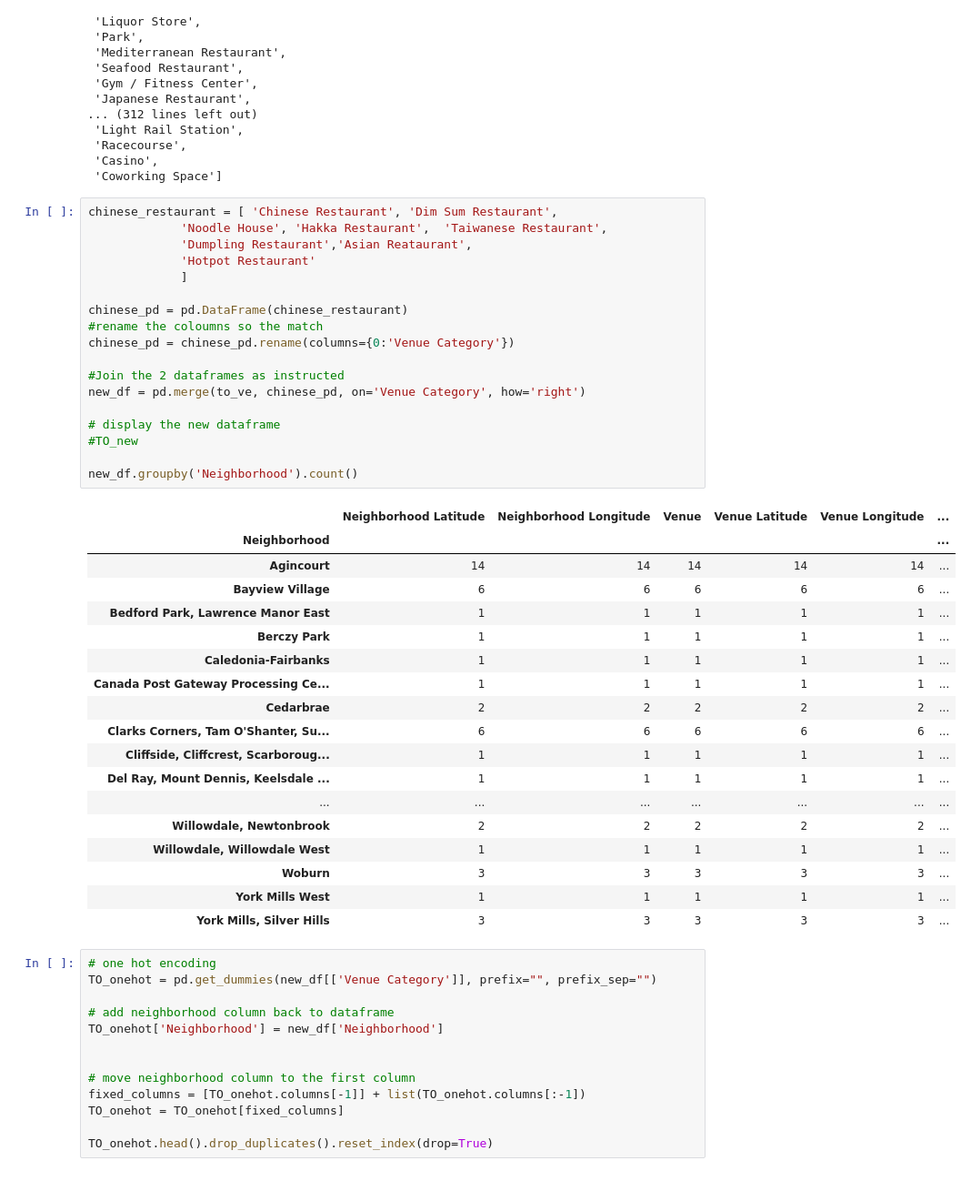
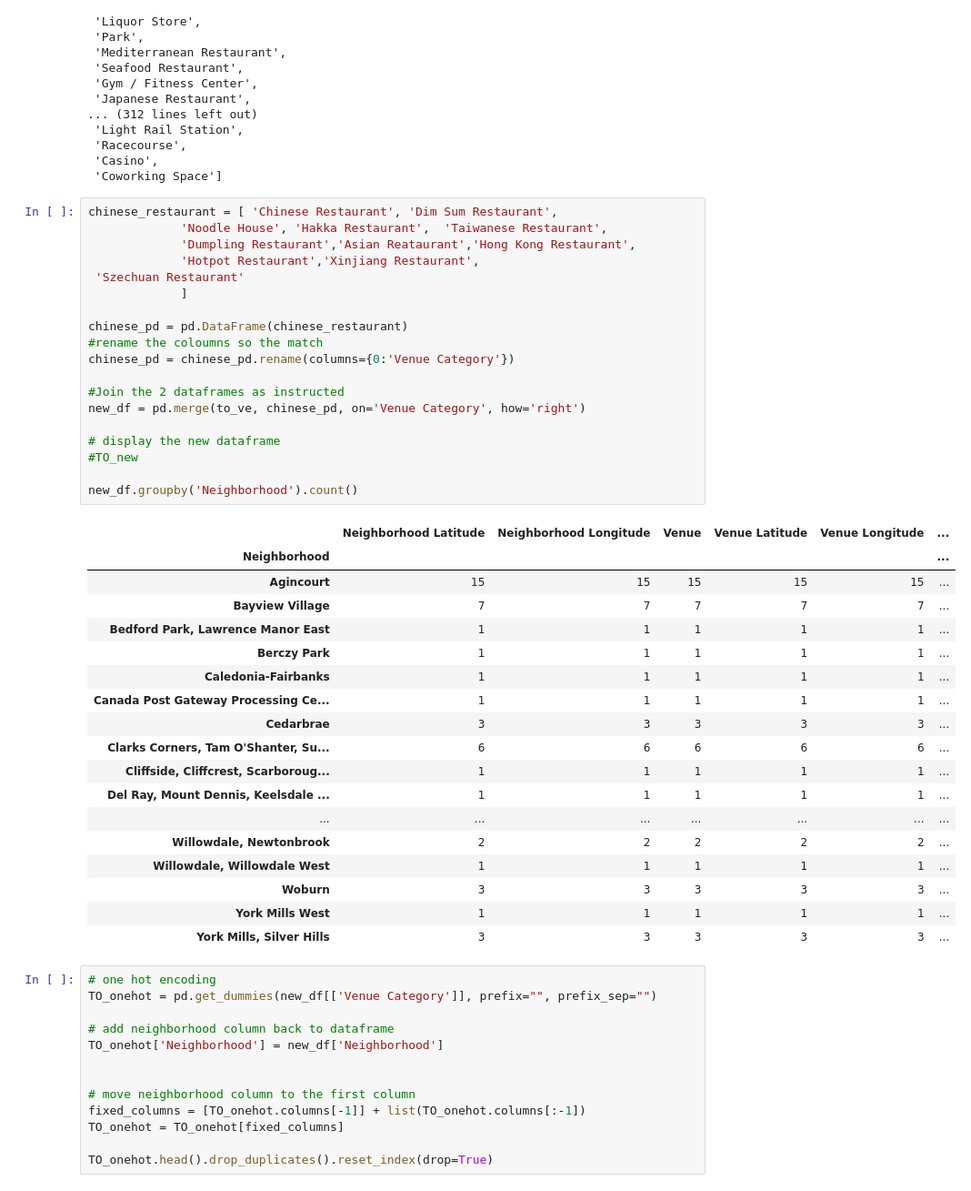
Before and after one commit to huiyi-see/Coursera_Capstone, a Jupyter notebook: Capstone_Project2.ipynb, the cells around one changed output. Shown at 91% size. Saved outputs shown, nothing was run; the diff lists cells and outputs as text.

```diff
--- a/Capstone_Project2.ipynb
+++ b/Capstone_Project2.ipynb
@@ -430,31 +430,32 @@ Restaurant keywords from venue categories:
 # %%
 chinese_restaurant = [ 'Chinese Restaurant', 'Dim Sum Restaurant',
              'Noodle House', 'Hakka Restaurant',  'Taiwanese Restaurant',
-             'Dumpling Restaurant','Asian Reataurant',
-             'Hotpot Restaurant'
+             'Dumpling Restaurant','Asian Reataurant','Hong Kong Restaurant',
+             'Hotpot Restaurant','Xinjiang Restaurant',
+ 'Szechuan Restaurant'
              ]
 
 chinese_pd = pd.DataFrame(chinese_restaurant)
 #rename the coloumns so the match
 chinese_pd = chinese_pd.rename(columns={0:'Venue Category'})
 
 #Join the 2 dataframes as instructed
 new_df = pd.merge(to_ve, chinese_pd, on='Venue Category', how='right')
 
 # display the new dataframe
 #TO_new
 
 new_df.groupby('Neighborhood').count()
 # %% [output]
 |  | Neighborhood Latitude | Neighborhood Longitude | Venue | Venue Latitude | Venue Longitude | ... |
 | Neighborhood |  |  |  |  |  | ... |
-| Agincourt | 14 | 14 | 14 | 14 | 14 | ... |
-| Bayview Village | 6 | 6 | 6 | 6 | 6 | ... |
+| Agincourt | 15 | 15 | 15 | 15 | 15 | ... |
+| Bayview Village | 7 | 7 | 7 | 7 | 7 | ... |
 | Bedford Park, Lawrence Manor East | 1 | 1 | 1 | 1 | 1 | ... |
 | Berczy Park | 1 | 1 | 1 | 1 | 1 | ... |
 | Caledonia-Fairbanks | 1 | 1 | 1 | 1 | 1 | ... |
 | Canada Post Gateway Processing Ce... | 1 | 1 | 1 | 1 | 1 | ... |
-| Cedarbrae | 2 | 2 | 2 | 2 | 2 | ... |
+| Cedarbrae | 3 | 3 | 3 | 3 | 3 | ... |
 | Clarks Corners, Tam O'Shanter, Su... | 6 | 6 | 6 | 6 | 6 | ... |
 | Cliffside, Cliffcrest, Scarboroug... | 1 | 1 | 1 | 1 | 1 | ... |
 | Del Ray, Mount Dennis, Keelsdale ... | 1 | 1 | 1 | 1 | 1 | ... |
```
Also changed, not shown: parts of 8 cells of this notebook.
